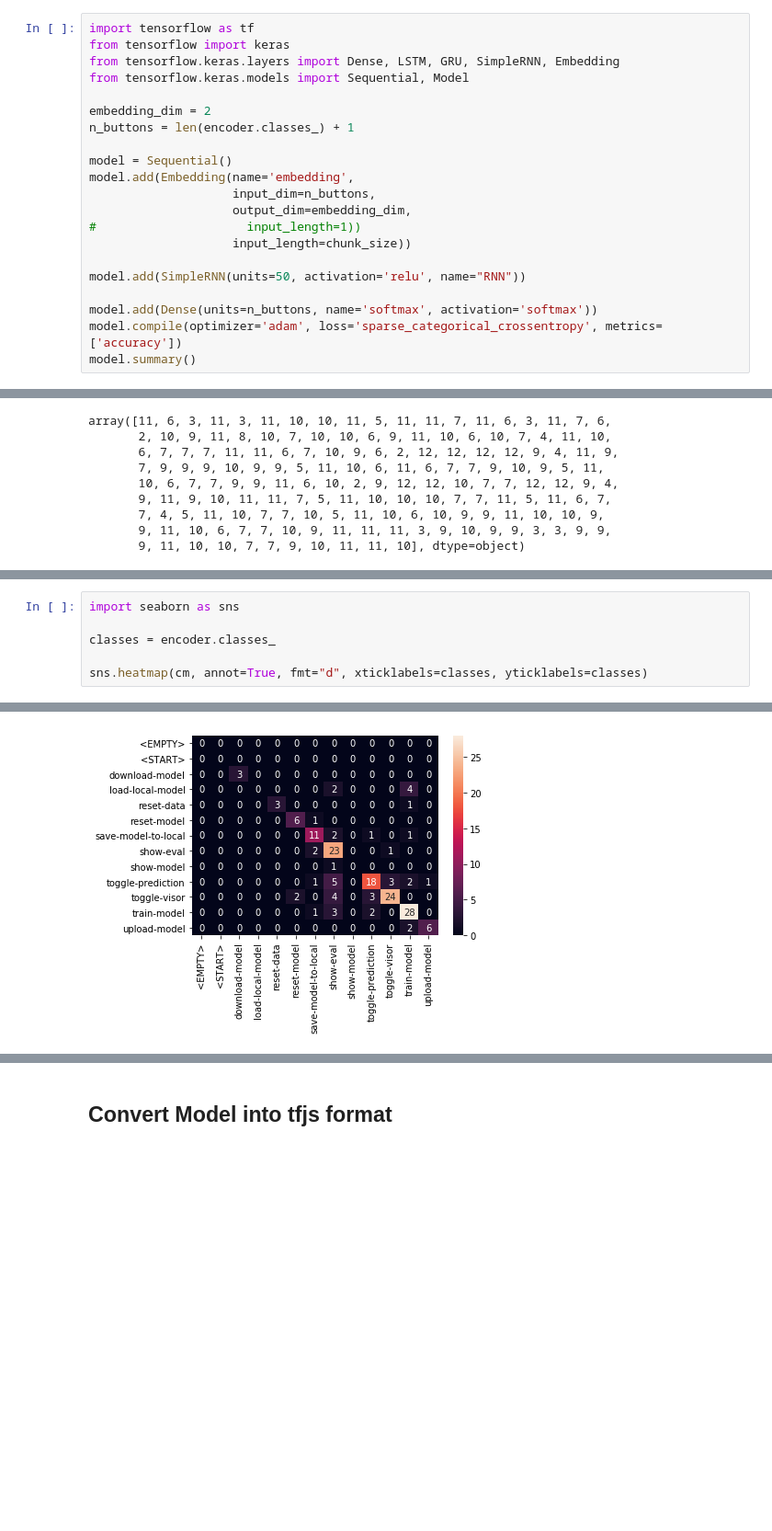
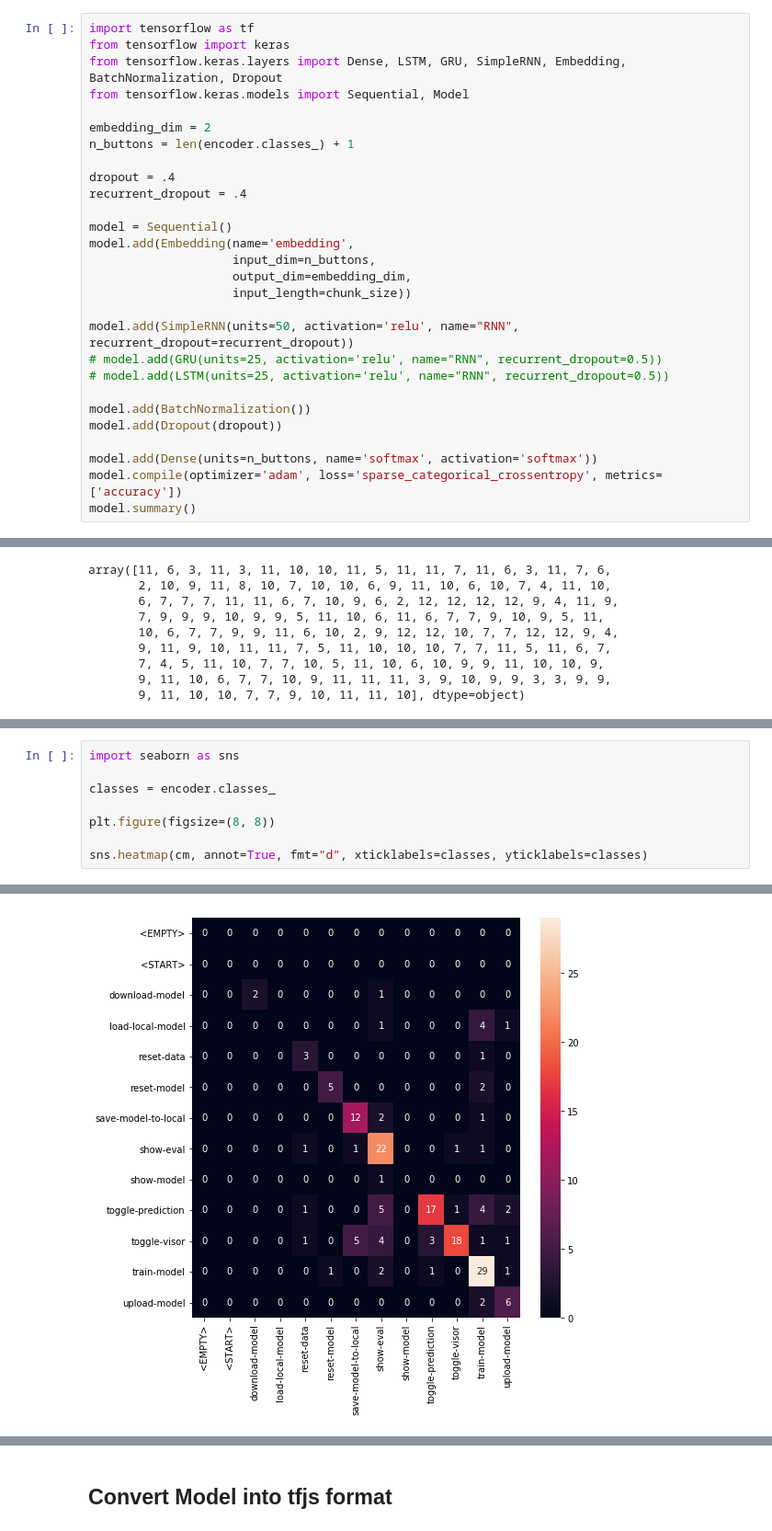
Before and after one commit to DJCordhose/ux-by-tfjs, a Jupyter notebook: notebooks/click-sequence-model.ipynb, the cells around one changed output, grey strips where cells are left out. Shown at 92% size. Saved outputs shown, nothing was run; the diff lists cells and outputs as text; blank space fills up the shorter version.

```diff
--- a/notebooks/click-sequence-model.ipynb
+++ b/notebooks/click-sequence-model.ipynb
@@ -174,20 +174,27 @@ array([11, 6, 3, 11, 3, 11, 10, 10, 11, 5, 11, 11, 7, 11, 6, 3, 11, 7, 6,
 # %%
 import tensorflow as tf
 from tensorflow import keras
-from tensorflow.keras.layers import Dense, LSTM, GRU, SimpleRNN, Embedding
+from tensorflow.keras.layers import Dense, LSTM, GRU, SimpleRNN, Embedding, BatchNormalization, Dropout
 from tensorflow.keras.models import Sequential, Model
 
 embedding_dim = 2
 n_buttons = len(encoder.classes_) + 1
 
+dropout = .4
+recurrent_dropout = .4
+
 model = Sequential()
 model.add(Embedding(name='embedding',
                     input_dim=n_buttons,
                     output_dim=embedding_dim,
-#                     input_length=1))
                     input_length=chunk_size))
 
-model.add(SimpleRNN(units=50, activation='relu', name="RNN"))
+model.add(SimpleRNN(units=50, activation='relu', name="RNN", recurrent_dropout=recurrent_dropout))
+# model.add(GRU(units=25, activation='relu', name="RNN", recurrent_dropout=0.5))
+# model.add(LSTM(units=25, activation='relu', name="RNN", recurrent_dropout=0.5))
+
+model.add(BatchNormalization())
+model.add(Dropout(dropout))
 
 model.add(Dense(units=n_buttons, name='softmax', activation='softmax'))
 model.compile(optimizer='adam', loss='sparse_categorical_crossentropy', metrics=['accuracy'])
@@ -318,9 +328,11 @@ array([[ 0,  0,  0,  0,  0,  0,  0,  0,  0,  0,  0,  0,  0],
 # %%
 import seaborn as sns
 
 classes = encoder.classes_
 
+plt.figure(figsize=(8, 8))
+
 sns.heatmap(cm, annot=True, fmt="d", xticklabels=classes, yticklabels=classes)
 # %% [output]
 <matplotlib.axes._subplots.AxesSubplot at 0x...>
-[figure, old version]
+[figure, new version]
```
Also changed, not shown: parts of 15 cells of this notebook.
